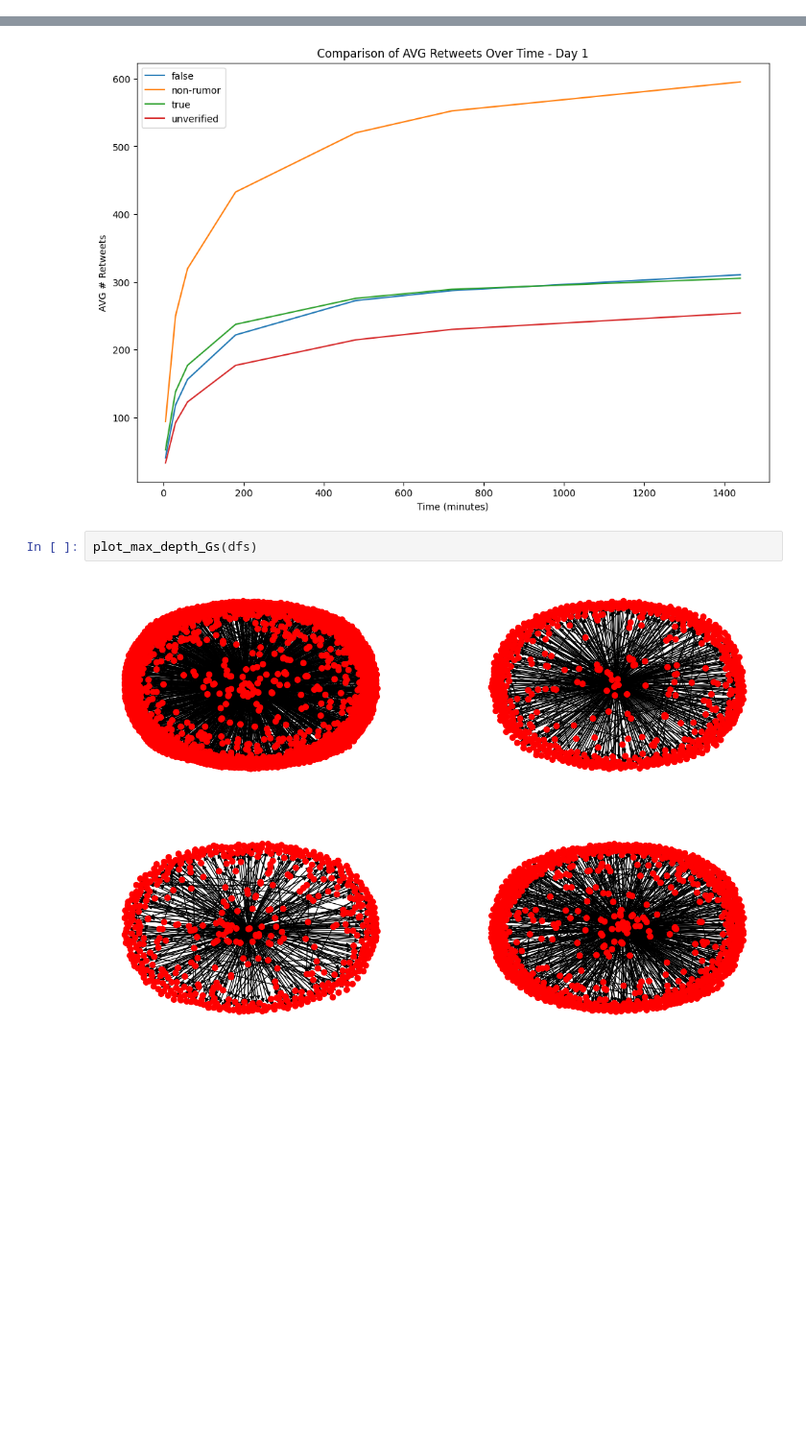
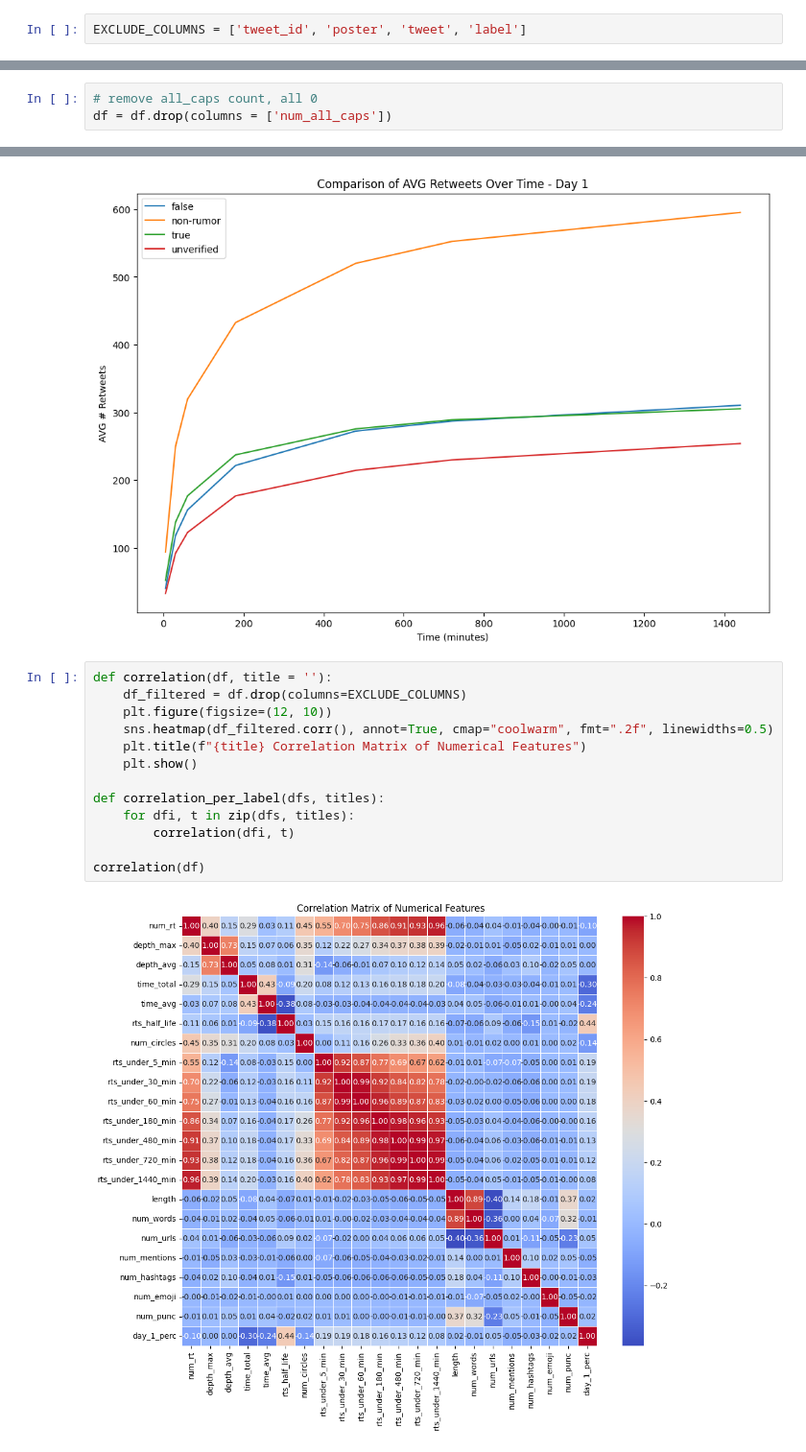
Before and after one commit to Xron7/FakeNewsDetection, a Jupyter notebook: eda.ipynb, the cells around one changed output, grey strips where cells are left out. Shown at 96% size. Drawn from its saved outputs; the diff is of its cells as text; blank space fills up the shorter version.

```diff
--- a/eda.ipynb
+++ b/eda.ipynb
@@ -5,6 +6,8 @@ import matplotlib.pyplot as plt
 
 from utils  import construct_prop_df, construct_graph
 from config import PATH, THRESHOLDS, RT_UNDER_COLUMNS
+# %%
+EXCLUDE_COLUMNS = ['tweet_id', 'poster', 'tweet', 'label']
 # %%
 df = pd.read_csv(PATH + 'dataset_enhanced.csv')
 # %%
@@ -30,3 +76,6 @@ memory usage: 314.4+ KB
+# %%
+# remove all_caps count, all 0
+df = df.drop(columns = ['num_all_caps'])
 # %%
 ax = df['label'].value_counts().plot(kind='bar', title="Label Distribution")
 ax.set_xticklabels(ax.get_xticklabels(), rotation=0)
@@ -114,7 +137,18 @@ def plot_avg_retweet_speed(dfs, titles):
 plot_avg_retweet_speed(dfs, titles)
 # %% [output]
 [figure]
-# %%
-plot_max_depth_Gs(dfs)
-# %% [output]
-[figure, removed]
+# %%
+def correlation(df, title = ''):
+    df_filtered = df.drop(columns=EXCLUDE_COLUMNS)
+    plt.figure(figsize=(12, 10))
+    sns.heatmap(df_filtered.corr(), annot=True, cmap="coolwarm", fmt=".2f", linewidths=0.5)
+    plt.title(f"{title} Correlation Matrix of Numerical Features")
+    plt.show()
+
+def correlation_per_label(dfs, titles):
+    for dfi, t in zip(dfs, titles):
+        correlation(dfi, t)
+
+correlation(df)
+# %% [output]
+[figure, added]
```
Also changed, not shown: parts of 6 cells of this notebook, 1 other file.
